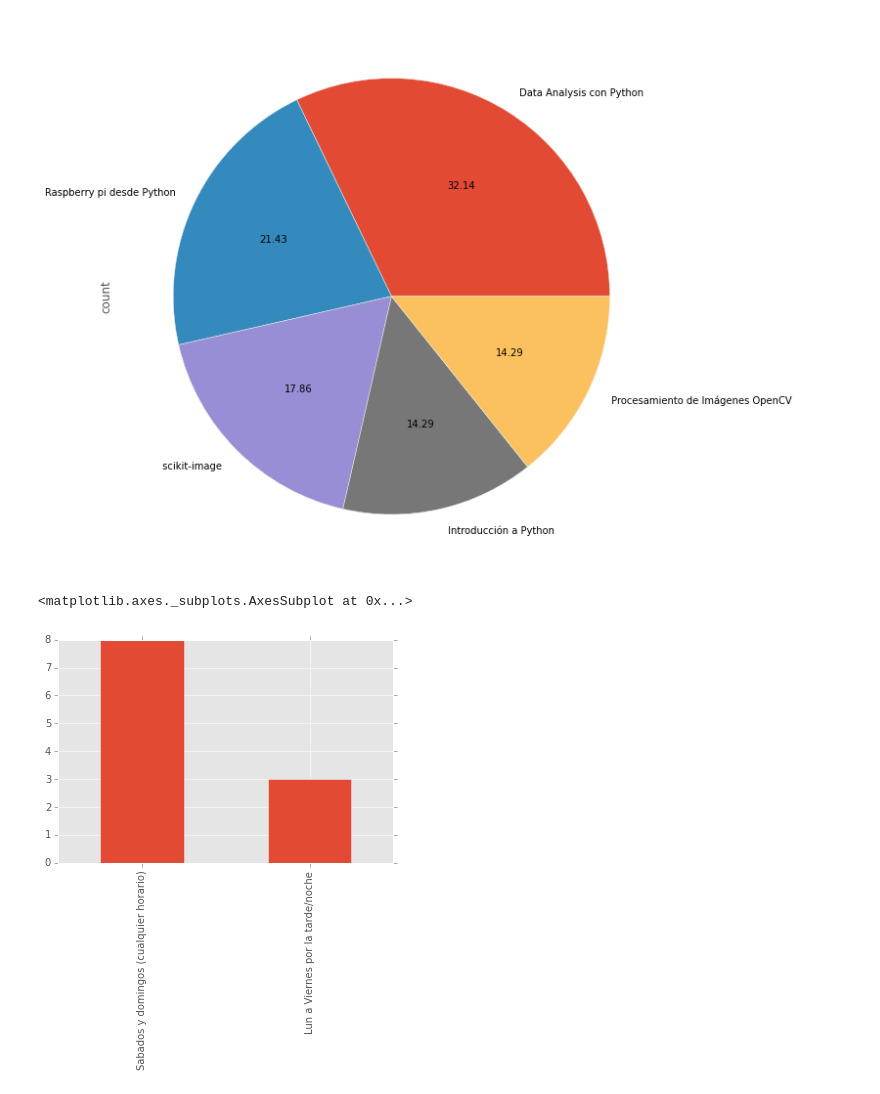
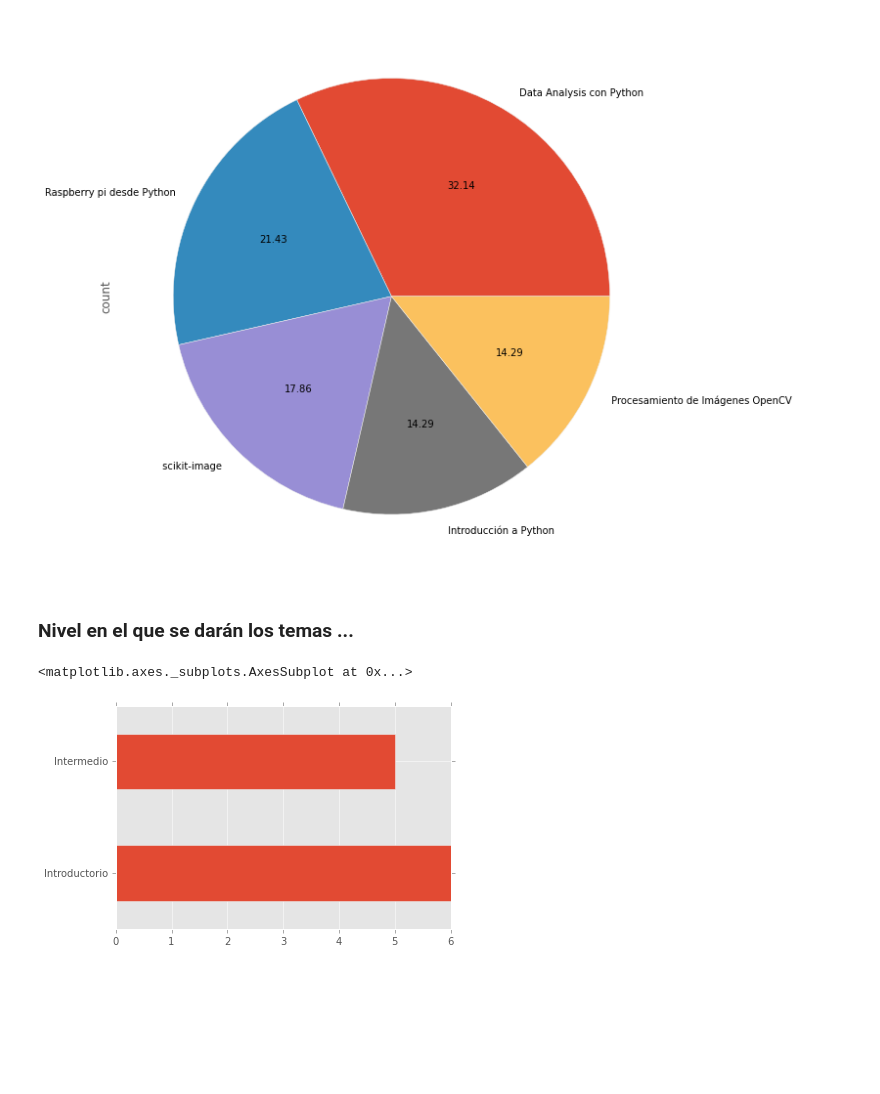
Before and after one commit to celiacintas/patagonia_meetup, a Jupyter notebook: Primer Meetup.ipynb, the cells around one changed output. Drawn from its saved outputs; the diff is of its cells as text; code cells hidden in the pictures; blank space fills up the shorter version.

Commit message:
resultados de primer encuesta

```diff
--- a/Primer Meetup.ipynb
+++ b/Primer Meetup.ipynb
@@ -4,6 +6,6 @@ import numpy as np
 # %%
 primer_meetup = pd.read_csv('primer_meetup.csv')
-df_sin_nombres = primer_meetup.drop('Nombre y Apellido', 1)
+df_sin_nombres = primer_meetup.drop(['Nombre y Apellido', 'Queres dar una charla, armar un sprint?'], 1)
 # %%
 df_sin_nombres.head()
 # %% [output]
@@ -60,8 +51,10 @@ top_5_topics['count'].plot(kind='pie', autopct='%.2f', figsize=(10, 10))
 # %% [output]
 <matplotlib.axes._subplots.AxesSubplot at 0x...>
 [figure]
+# %% [markdown]
+### Nivel en el que se darán los temas ...
 # %%
-df_sin_nombres[df_sin_nombres.columns[-1]].value_counts().plot(kind='bar')
+df_sin_nombres[df_sin_nombres.columns[-2]].value_counts().plot(kind='barh')
 # %% [output]
 <matplotlib.axes._subplots.AxesSubplot at 0x...>
-[figure, old version]
+[figure, new version]
```
Also changed, not shown: parts of 7 cells of this notebook.
